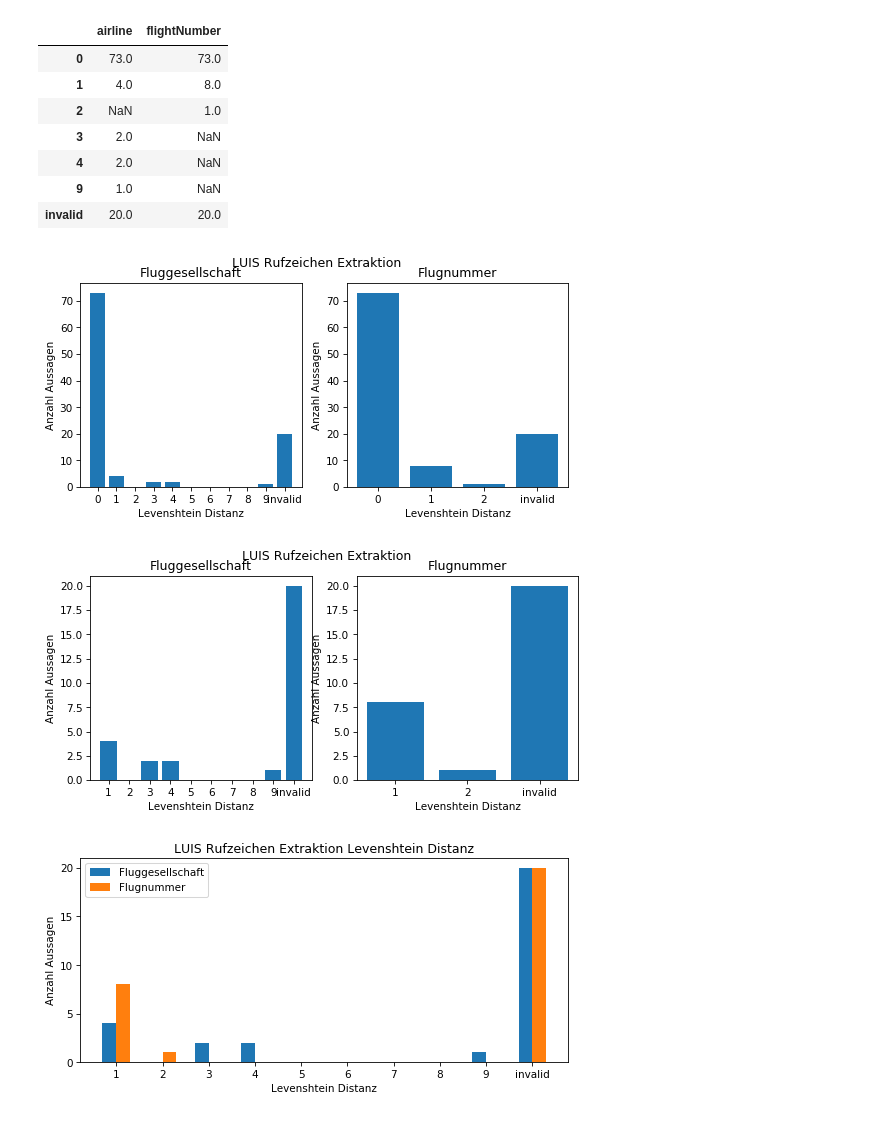
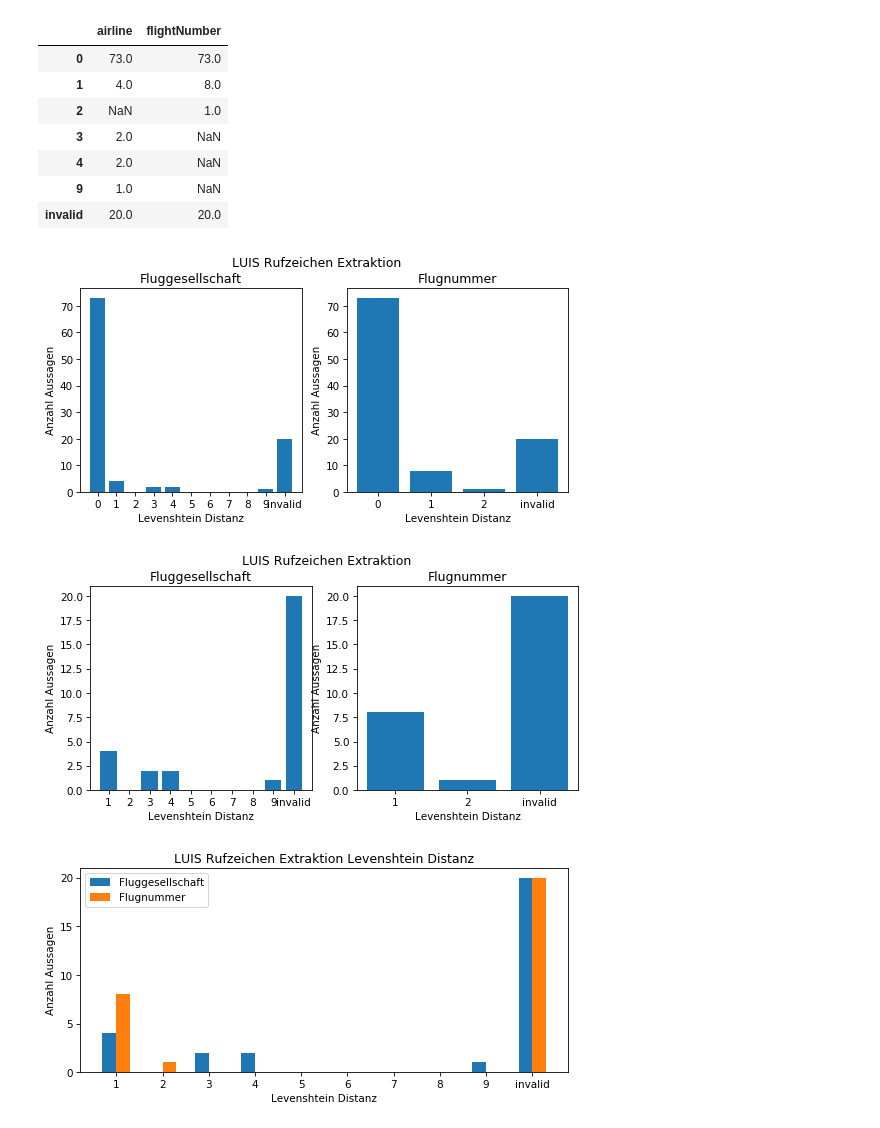
Before and after one commit to vettaioa/FluLoS-Code, a Jupyter notebook: calculation/context/ContextErrorRate.ipynb, the cells around one changed output. Drawn from its saved outputs; the diff is of its cells as text; code cells hidden in the pictures.

```diff
--- a/calculation/context/ContextErrorRate.ipynb
+++ b/calculation/context/ContextErrorRate.ipynb
@@ -386,40 +386,40 @@ plt.title('Flugnummer')
 plt.ylabel('Anzahl Aussagen')
 plt.xlabel('Levenshtein Distanz')
 
-plt.suptitle('LUIS Rufzeichen Extraktion')
+plt.suptitle('LUIS Rufzeichen Extraktion', y=1)
 plt.show()
 # %% [output]
-[figure, old version]
+[figure, new version]
 # %%
 plt.figure(figsize=(8.4, 3.6), dpi=75)
 plt.subplot(1, 2, 1)
 
 keys = [int(v) for v in luisCallSignDistance['airline'].keys() if v != 'invalid']
 labels = [str(k) for k in list(range(1,max(keys)+1))] + ['invalid']
 
 values = [luisCallSignDistance['airline'].get(ld, 0) for ld in labels]
 plt.bar(labels, values)
 
 plt.title('Fluggesellschaft')
 plt.ylabel('Anzahl Aussagen')
 plt.xlabel('Levenshtein Distanz')
 
 plt.subplot(1, 2, 2)
 
 keys = [int(v) for v in luisCallSignDistance['flightNumber'].keys() if v != 'invalid']
 labels = [str(k) for k in list(range(1,max(keys)+1))] + ['invalid']
 
 values = [luisCallSignDistance['flightNumber'].get(ld, 0) for ld in labels]
 plt.bar(labels, values)
 
 plt.title('Flugnummer')
 plt.ylabel('Anzahl Aussagen')
 plt.xlabel('Levenshtein Distanz')
 
-plt.suptitle('LUIS Rufzeichen Extraktion')
+plt.suptitle('LUIS Rufzeichen Extraktion', y=1)
 plt.show()
 # %% [output]
-[figure, old version]
+[figure, new version]
 # %%
 plt.figure(figsize=(8.4, 3.6), dpi=75)
 plt.subplot()
```
Also changed, not shown: parts of 15 cells of this notebook.
